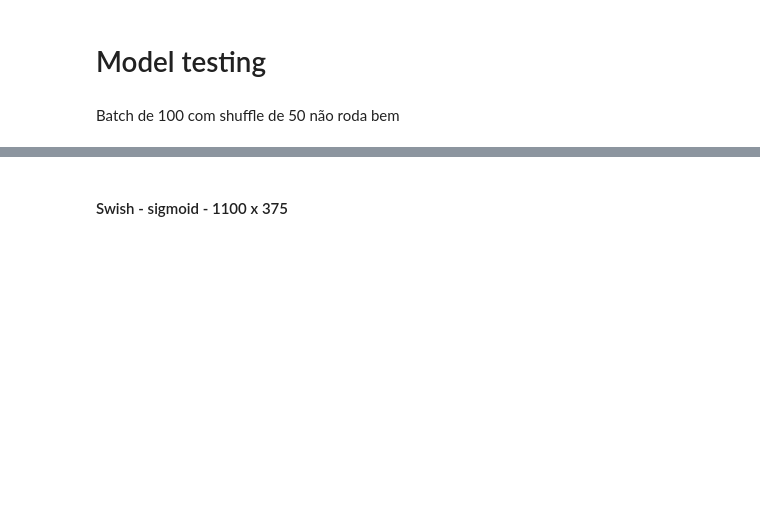
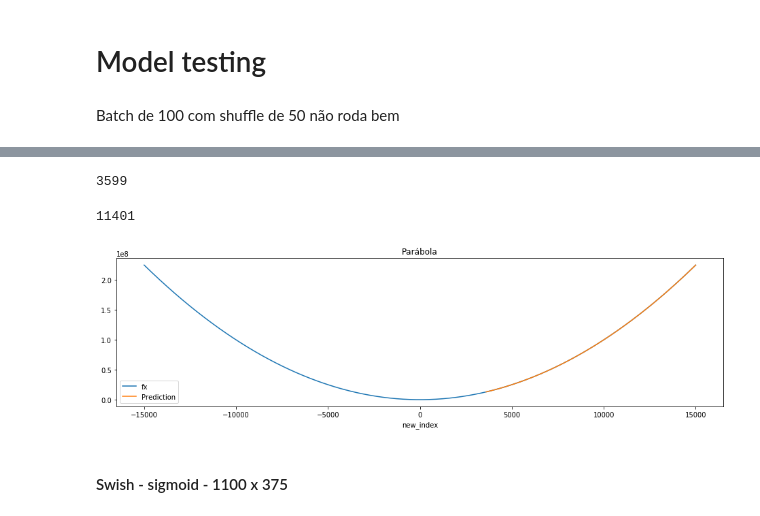
Before and after one commit to leandro-sartini/sudden_death_tcc, a Jupyter notebook: notebooks/exploration/Parabola 30K - Swish - RNN Exploration.ipynb, the cells around one changed output, grey strips where cells are left out. Cells and saved outputs as stored; diff of their text form; code cells hidden in the pictures; blank space fills up the shorter version.

```diff
--- a/notebooks/exploration/Parabola 30K - Swish - RNN Exploration.ipynb
+++ b/notebooks/exploration/Parabola 30K - Swish - RNN Exploration.ipynb
@@ -209,0 +234,9 @@ Epoch 5/5
+# %%
+i=0
+prediction = pd.DataFrame()
+for x,y in val_data_multi.take(12):
+    print(i)
+    df_sup = pd.DataFrame(((y *uni_train_std) + uni_train_mean))
+    prediction = prediction.append(df_sup,ignore_index= True,)
+    print(len(y))
+    i+=1
@@ -209,0 +278,4 @@ Epoch 5/5
+# %%
+15000-11401
+# %% [output]
+3599
@@ -210,3 +284,20 @@ Epoch 5/5
+# %%
+prediction.shape[0]
+# %% [output]
+11401
+# %%
+prediction['new_index'] = list(range(3600,15001))
+# %%
+prediction = prediction.set_index('new_index')
+# %%
+prediction.rename(columns={0:'Prediction'},inplace = True)
+# %%
+df['fx'].plot(figsize=(16,4),legend=True)
+prediction['Prediction'].plot(figsize=(16,4),legend=True)
+plt.title('Parábola')
+plt.show()
+# %% [output]
+[figure, added]
 # %% [markdown]
 #### Swish - sigmoid - 1100 x 375
 # %%
```
Also changed, not shown: parts of 22 cells of this notebook, 8 other files.
